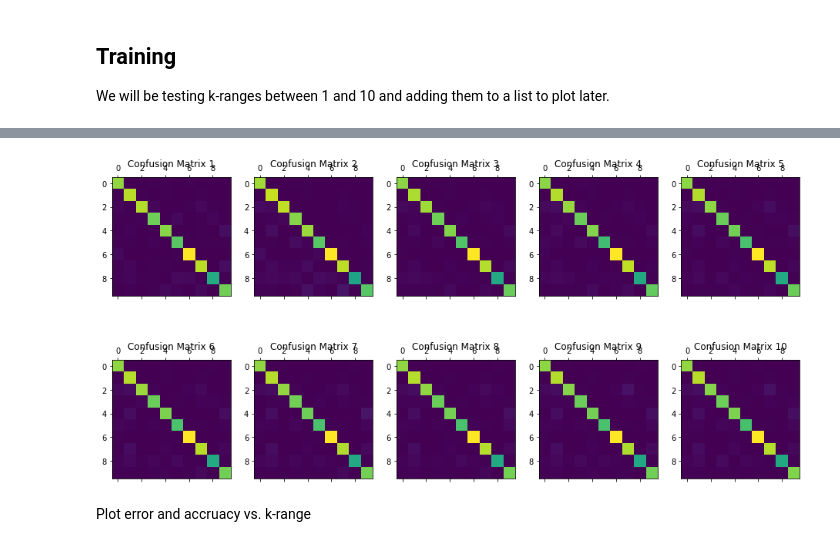
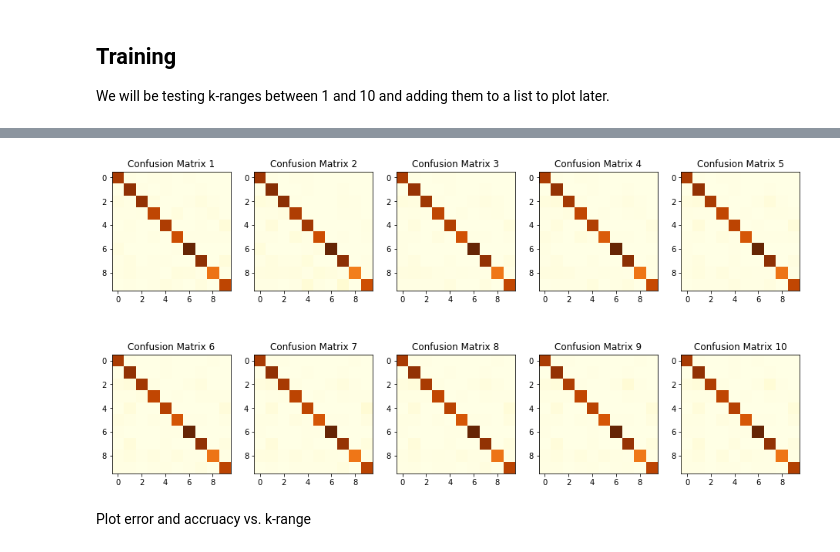
Before and after one commit to diggerdata/MNIST_TSN, a Jupyter notebook: k-Nearest Neighbors.ipynb, the cells around one changed output, grey strips where cells are left out. Drawn from its saved outputs; the diff is of its cells as text; code cells hidden in the pictures.

```diff
--- a/k-Nearest Neighbors.ipynb
+++ b/k-Nearest Neighbors.ipynb
@@ -82,7 +82,7 @@ for i in range(1,neighbor_range+1):
 #     print(cnf_matrix)
     # Plot non-normalized confusion matrix
     plt.subplot(2,neighbor_range/2,i)
-    plt.matshow(cnf_matrix, fignum=False)
+    plt.imshow(cnf_matrix, cmap='YlOrBr')
     plt.title("Confusion Matrix {}".format(i))
 #     plt.colorbar()
 
@@ -103,4 +103,4 @@ Total time elapsed: 138.31s
-[figure, old version]
+[figure, new version]
 # %% [markdown]
 Plot error and accruacy vs. k-range
 # %% [markdown]
```
Also changed, not shown: parts of 2 cells of this notebook, 2 other files.
